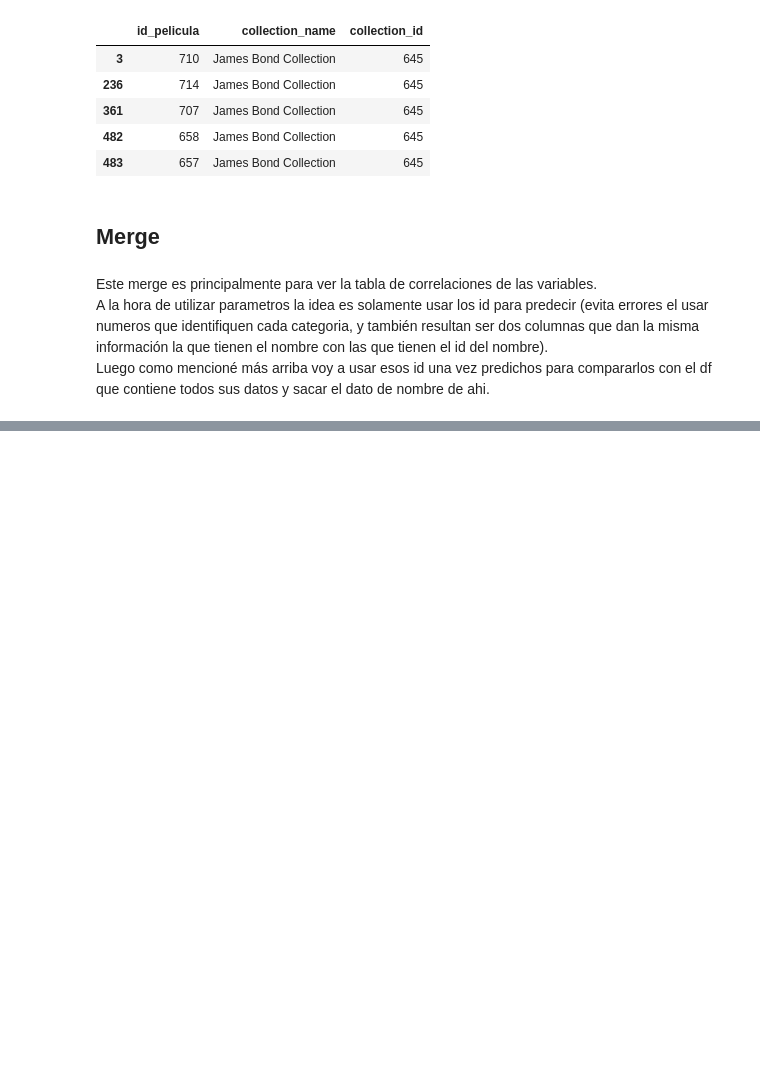
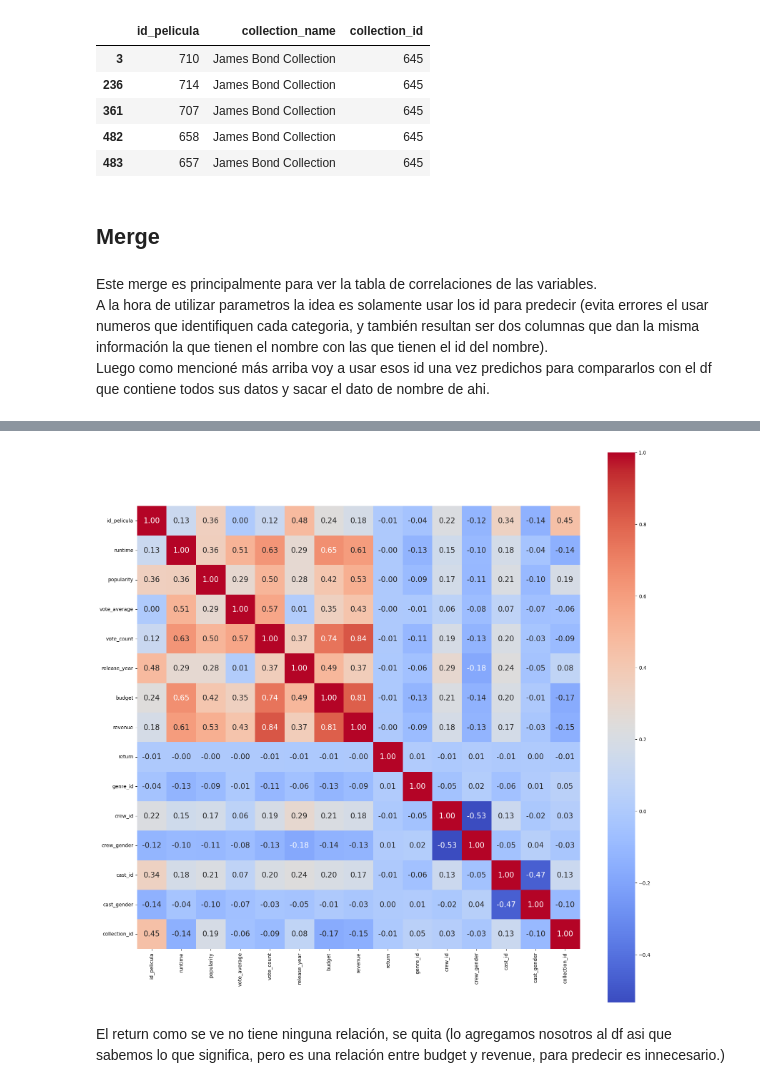
Before and after one commit to A-Lasso/Proyecto_Individual1, a Jupyter notebook: EDA.ipynb, the cells around one changed output, grey strips where cells are left out. Drawn from its saved outputs; the diff is of its cells as text; code cells hidden in the pictures; blank space fills up the shorter version.

```diff
--- a/EDA.ipynb
+++ b/EDA.ipynb
@@ -38,0 +41,3 @@ numpy.int64
+# %%
+a=pd.factorize(data['status'])[0]
+data['status_num']=a
@@ -504,2 +448,0 @@ Antes de seguir el anali, borro las columnas asi optimizamos la rápidez y el us
-# %%
-df_todo.drop(inplace=True,columns=['overview','tagline','title','original_language','crew_job','crew_department','crew_name','cast_character','cast_name','collection_name','genre_name'])
@@ -508,0 +449,3 @@ plt.show()
+# %%
+# No considero necesario status en ninguna forma, asi que también elimino la columna en números que le cree
+df_todo.drop(inplace=True,columns=['title' ,'overview','status','status_num','tagline','original_language','genre_name','crew_name','crew_department','crew_job','cast_character','cast_name' ,'collection_name'])
@@ -508,0 +490,13 @@ plt.show()
+# %%
+corr2 = df_todo.corr()
+plt.figure(figsize=(20,20))
+sns.heatmap(corr2, cbar = True,  square = True, annot=True, fmt= '.2f',annot_kws={'size': 15},
+           xticklabels= df_todo.columns,
+           yticklabels= df_todo.columns,
+           cmap= 'coolwarm')
+
+plt.show()
+# %% [output]
+[figure, added]
+# %% [markdown]
+El return como se ve no tiene ninguna relación, se quita (lo agregamos nosotros al df asi que sabemos lo que significa, pero es una relación entre budget y revenue, para predecir es innecesario.)<br>
```
Also changed, not shown: parts of 29 cells of this notebook, 2 other files.
